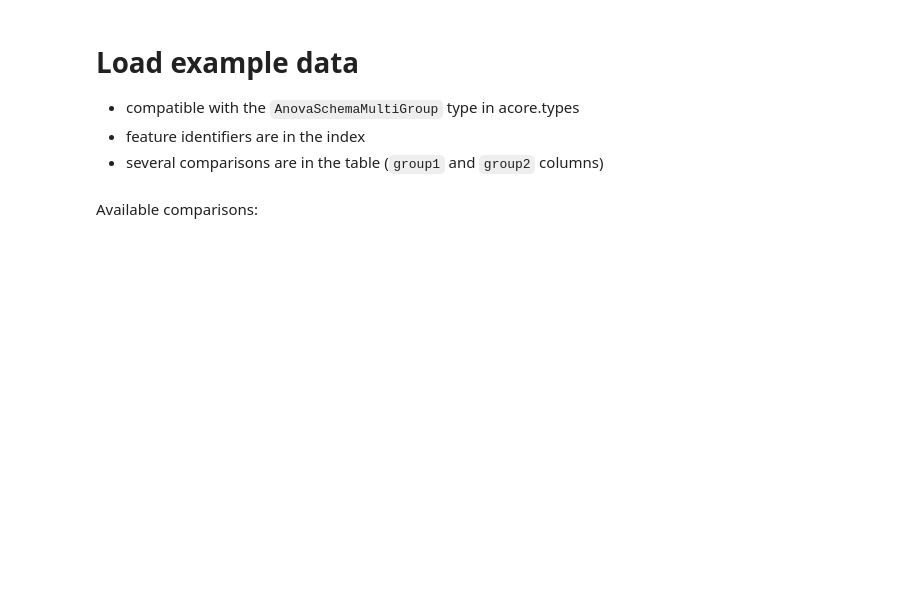
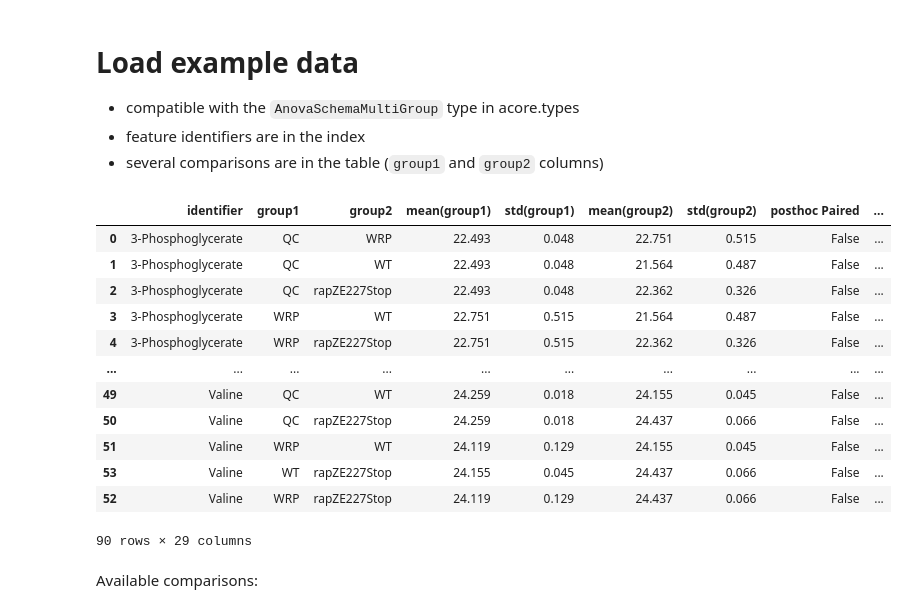
Before and after one commit to Multiomics-Analytics-Group/vuecore, a Jupyter notebook: docs/analysis_plots/differential_regulation.ipynb, the cells around one changed output. Cells and saved outputs as stored; diff of their text form; code cells hidden in the pictures; blank space fills up the shorter version.

Commit message:
:memo: keep identifier as column (check if types work)

```diff
--- a/docs/analysis_plots/differential_regulation.ipynb
+++ b/docs/analysis_plots/differential_regulation.ipynb
@@ -42,14 +60,28 @@ from vuecore.differential_regulation.static import (
 # %%
 fname = "../../tests/data/differential_analysis.csv"
 fname_url = (
     "https://raw.githubusercontent.com/Multiomics-Analytics-Group/"
     "vuecore/refs/heads/main/tests/data/differential_analysis.csv"
 )
 
 if not Path(fname).exists():
     fname = fname_url
-diff_reg = pd.read_csv(fname, index_col=0).sort_index()
+diff_reg = pd.read_csv(fname).sort_values(by="identifier")
 diff_reg
+# %% [output]
+|  | identifier | group1 | group2 | mean(group1) | std(group1) | mean(group2) | std(group2) | posthoc Paired | ... |
+| 0 | 3-Phosphoglycerate | QC | WRP | 22.493 | 0.048 | 22.751 | 0.515 | False | ... |
+| 1 | 3-Phosphoglycerate | QC | WT | 22.493 | 0.048 | 21.564 | 0.487 | False | ... |
+| 2 | 3-Phosphoglycerate | QC | rapZE227Stop | 22.493 | 0.048 | 22.362 | 0.326 | False | ... |
+| 3 | 3-Phosphoglycerate | WRP | WT | 22.751 | 0.515 | 21.564 | 0.487 | False | ... |
+| 4 | 3-Phosphoglycerate | WRP | rapZE227Stop | 22.751 | 0.515 | 22.362 | 0.326 | False | ... |
+| ... | ... | ... | ... | ... | ... | ... | ... | ... | ... |
+| 49 | Valine | QC | WT | 24.259 | 0.018 | 24.155 | 0.045 | False | ... |
+| 50 | Valine | QC | rapZE227Stop | 24.259 | 0.018 | 24.437 | 0.066 | False | ... |
+| 51 | Valine | WRP | WT | 24.119 | 0.129 | 24.155 | 0.045 | False | ... |
+| 53 | Valine | WT | rapZE227Stop | 24.155 | 0.045 | 24.437 | 0.066 | False | ... |
+| 52 | Valine | WRP | rapZE227Stop | 24.119 | 0.129 | 24.437 | 0.066 | False | ... |
+90 rows × 29 columns
 # %% [markdown]
 Available comparisons:
 # %%
```
Also changed, not shown: parts of 15 cells of this notebook, 1 other file.
